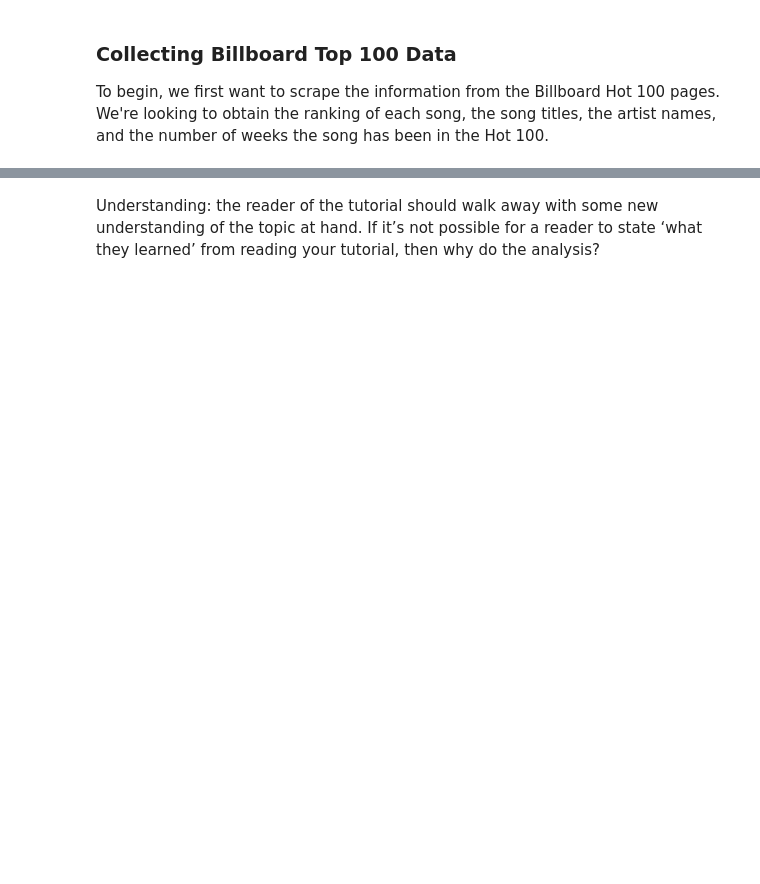
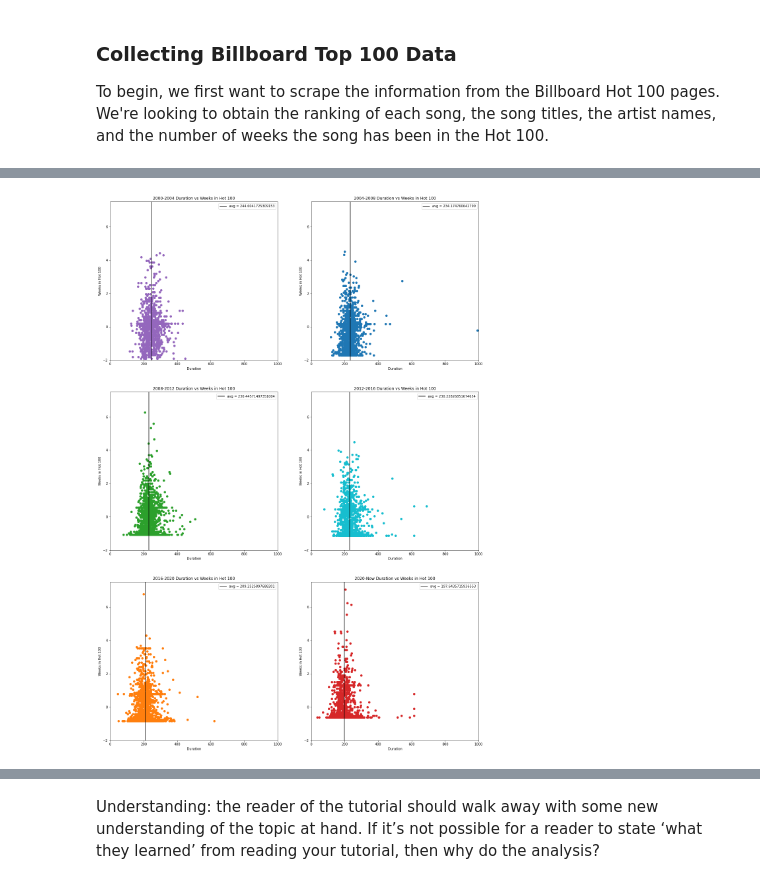
Before and after one commit to Mabanta/Mabanta.github.io, a Jupyter notebook: final.ipynb, the cells around one changed output, grey strips where cells are left out. Saved outputs shown, nothing was run; the diff lists cells and outputs as text; code cells hidden in the pictures; blank space fills up the shorter version.

Commit message:
Finished Data Exploratory Analysis

```diff
--- a/final.ipynb
+++ b/final.ipynb
@@ -241,0 +369,8 @@ Phase 5: Communication of Insights Attained
+# %%
+# Create additional dataframes that divide the data into 4 year intervals (except for the last one that goes until today)
+df_00_04 = df.loc[(df['First_Week'] >= str(dt.date(2000, 1, 1))) & (df['First_Week'] < str(dt.date(2004, 1, 1)))]
+df_04_08 = df.loc[(df['First_Week'] >= str(dt.date(2004, 1, 1))) & (df['First_Week'] < str(dt.date(2008, 1, 1)))]
+df_08_12 = df.loc[(df['First_Week'] >= str(dt.date(2008, 1, 1))) & (df['First_Week'] < str(dt.date(2012, 1, 1)))]
+df_12_16 = df.loc[(df['First_Week'] >= str(dt.date(2012, 1, 1))) & (df['First_Week'] < str(dt.date(2016, 1, 1)))]
+df_16_20 = df.loc[(df['First_Week'] >= str(dt.date(2016, 1, 1))) & (df['First_Week'] < str(dt.date(2020, 1, 1)))]
+df_20_22 = df.loc[(df['First_Week'] >= str(dt.date(2020, 1, 1))) & (df['First_Week'] < str(dt.date.today()))]
@@ -241,0 +400,8 @@ Phase 5: Communication of Insights Attained
+# %%
+# Standardize the data
+df_00_04['Standardized_Weeks'] = (df_00_04['Weeks_in_hot-100'] - avg_00_04) / df_00_04['Weeks_in_hot-100'].std()
+df_04_08['Standardized_Weeks'] = (df_04_08['Weeks_in_hot-100'] - avg_00_04) / df_04_08['Weeks_in_hot-100'].std()
+df_08_12['Standardized_Weeks'] = (df_08_12['Weeks_in_hot-100'] - avg_08_12) / df_08_12['Weeks_in_hot-100'].std()
+df_12_16['Standardized_Weeks'] = (df_12_16['Weeks_in_hot-100'] - avg_12_16) / df_12_16['Weeks_in_hot-100'].std()
+df_16_20['Standardized_Weeks'] = (df_16_20['Weeks_in_hot-100'] - avg_16_20) / df_16_20['Weeks_in_hot-100'].std()
+df_20_22['Standardized_Weeks'] = (df_20_22['Weeks_in_hot-100'] - avg_20_22) / df_20_22['Weeks_in_hot-100'].std()
@@ -241,0 +411,67 @@ Phase 5: Communication of Insights Attained
+# %%
+# Create scatter plots
+fig2, ax2 = plt.subplots(3, 2, figsize = (20, 30))
+
+ax2[0, 0].scatter(df_00_04['Duration'], df_00_04['Standardized_Weeks'], color = 'tab:purple')
+avg_dur_00_04 = df_00_04['Duration'].mean()
+ax2[0, 0].axvline(x=avg_dur_00_04, color='k', label='avg = ' + str(avg_dur_00_04))
+ax2[0, 0].legend()
+ax2[0, 0].set_xlabel("Duration")
+ax2[0, 0].set_ylabel("Weeks in Hot 100")
+ax2[0, 0].set_xlim(0, 1000)
+ax2[0, 0].set_ylim(-2, 7.5)
+ax2[0, 0].set_title("2000-2004 Duration vs Weeks in Hot 100")
+
+ax2[0, 1].scatter(df_04_08['Duration'], df_04_08['Standardized_Weeks'], color = 'tab:blue')
+avg_dur_04_08 = df_04_08['Duration'].mean()
+ax2[0, 1].axvline(x=avg_dur_04_08, color='k', label='avg = ' + str(avg_dur_04_08))
+ax2[0, 1].legend()
+ax2[0, 1].set_xlabel("Duration")
+ax2[0, 1].set_ylabel("Weeks in Hot 100")
+ax2[0, 1].set_xlim(0, 1000)
+ax2[0, 1].set_ylim(-2, 7.5)
+ax2[0, 1].set_title("2004-2008 Duration vs Weeks in Hot 100")
+
+ax2[1, 0].scatter(df_08_12['Duration'], df_08_12['Standardized_Weeks'], color = 'tab:green')
+avg_dur_08_12 = df_08_12['Duration'].mean()
+ax2[1, 0].axvline(x=avg_dur_08_12, color='k', label='avg = ' + str(avg_dur_08_12))
+ax2[1, 0].legend()
+ax2[1, 0].set_xlabel("Duration")
+ax2[1, 0].set_ylabel("Weeks in Hot 100")
+ax2[1, 0].set_xlim(0, 1000)
+ax2[1, 0].set_ylim(-2, 7.5)
+ax2[1, 0].set_title("2008-2012 Duration vs Weeks in Hot 100")
+
+ax2[1, 1].scatter(df_12_16['Duration'], df_12_16['Standardized_Weeks'], color = 'tab:cyan')
+avg_dur_12_16 = df_12_16['Duration'].mean()
+ax2[1, 1].axvline(x=avg_dur_12_16, color='k', label='avg = ' + str(avg_dur_12_16))
+ax2[1, 1].legend()
+ax2[1, 1].set_xlabel("Duration")
+ax2[1, 1].set_ylabel("Weeks in Hot 100")
+ax2[1, 1].set_xlim(0, 1000)
+ax2[1, 1].set_ylim(-2, 7.5)
+ax2[1, 1].set_title("2012-2016 Duration vs Weeks in Hot 100")
+
+ax2[2, 0].scatter(df_16_20['Duration'], df_16_20['Standardized_Weeks'], color = 'tab:orange')
+avg_dur_16_20 = df_16_20['Duration'].mean()
+ax2[2, 0].axvline(x=avg_dur_16_20, color='k', label='avg = ' + str(avg_dur_16_20))
+ax2[2, 0].legend()
+ax2[2, 0].set_xlabel("Duration")
+ax2[2, 0].set_ylabel("Weeks in Hot 100")
+ax2[2, 0].set_xlim(0, 1000)
+ax2[2, 0].set_ylim(-2, 7.5)
+ax2[2, 0].set_title("2016-2020 Duration vs Weeks in Hot 100")
+
+ax2[2, 1].scatter(df_20_22['Duration'], df_20_22['Standardized_Weeks'], color = 'tab:red')
+avg_dur_20_22 = df_20_22['Duration'].mean()
+ax2[2, 1].axvline(x=avg_dur_20_22, color='k', label='avg = ' + str(avg_dur_20_22))
+ax2[2, 1].legend()
+ax2[2, 1].set_xlabel("Duration")
+ax2[2, 1].set_ylabel("Weeks in Hot 100")
+ax2[2, 1].set_xlim(0, 1000)
+ax2[2, 1].set_ylim(-2, 7.5)
+ax2[2, 1].set_title("2020-Now Duration vs Weeks in Hot 100")
+
+fig2.show()
+# %% [output]
+[figure, added]
```
Also changed, not shown: parts of 45 cells of this notebook, 1 other file.
